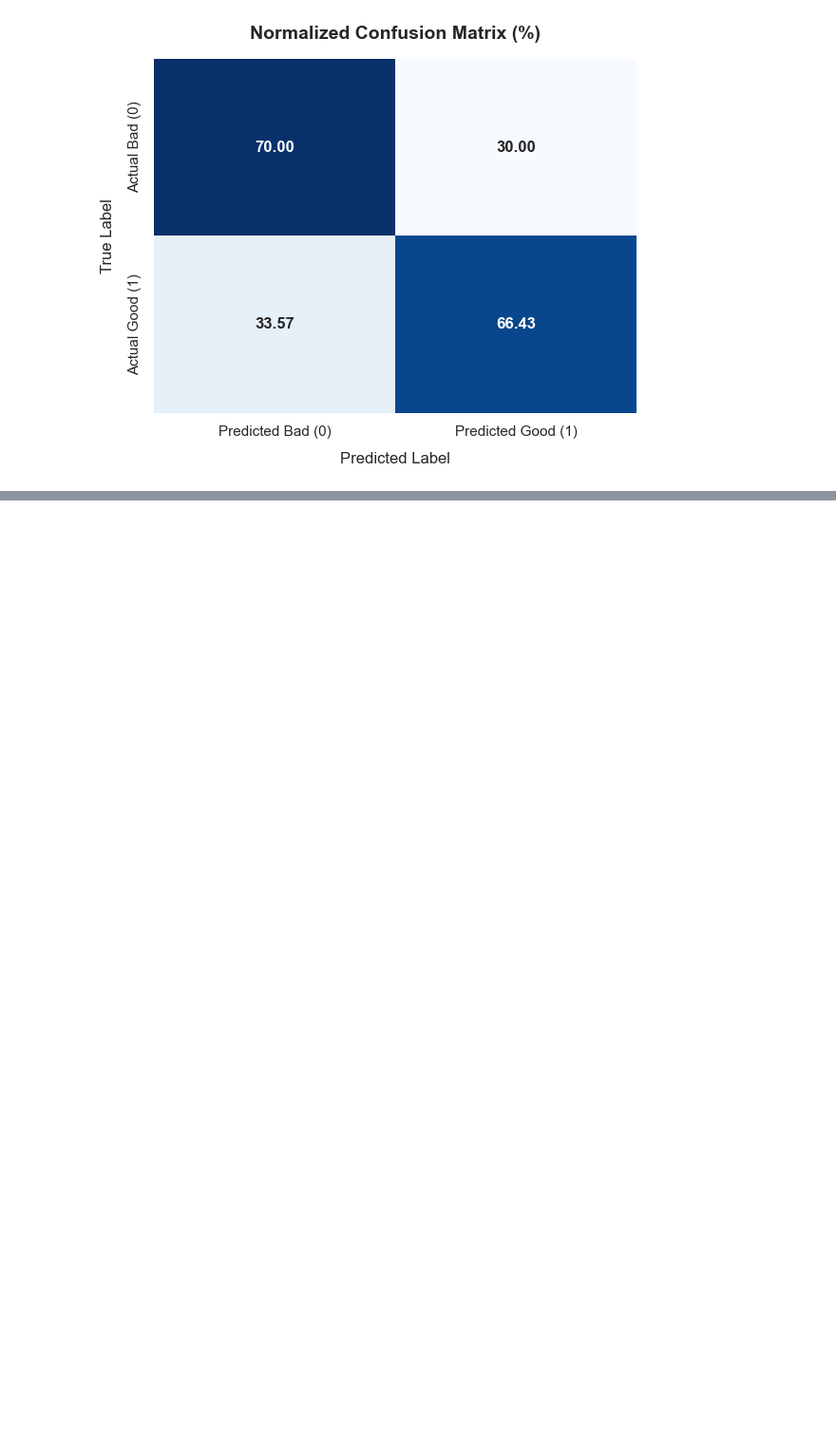
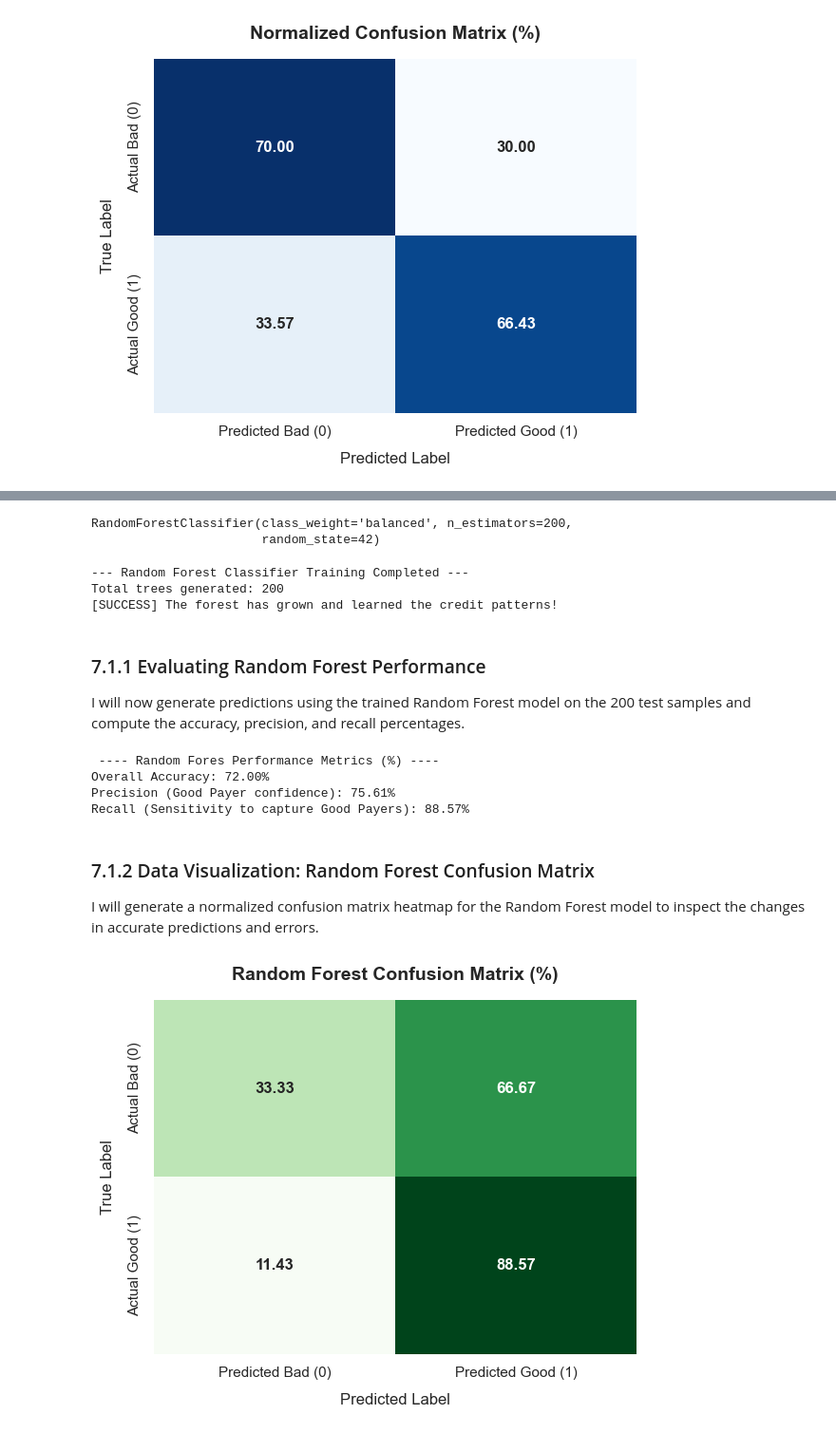
Before and after one commit to Rafaeldovale/credit-risk-assessment, a Jupyter notebook: notebook/exploration.ipynb, the cells around one changed output, grey strips where cells are left out. Shown at 95% size. Cells and saved outputs as stored; diff of their text form; code cells hidden in the pictures; blank space fills up the shorter version.

Commit message:
feat: train random forest classifier and analyzes model trade-offs

```diff
--- a/notebook/exploration.ipynb
+++ b/notebook/exploration.ipynb
@@ -404,0 +410,76 @@ plt.show()
+# %%
+# 1. Initialize the Random Forest with balanced weight and 200 trees
+rf_model = RandomForestClassifier(
+    n_estimators=200, class_weight='balanced', random_state=42
+)
+
+# 2. train the tree-based model
+rf_model.fit(X_train, y_train)
+# %% [output]
+RandomForestClassifier(class_weight='balanced', n_estimators=200,
+                       random_state=42)
+# %%
+print("--- Random Forest Classifier Training Completed ---")
+print(f"Total trees generated: {len(rf_model.estimators_)}")
+print("[SUCCESS] The forest has grown and learned the credit patterns!")
+# %% [output]
+--- Random Forest Classifier Training Completed ---
+Total trees generated: 200
+[SUCCESS] The forest has grown and learned the credit patterns!
+# %% [markdown]
+### 7.1.1 Evaluating Random Forest Performance
+
+I will now generate predictions using the trained Random Forest model on the 200 test samples and compute the accuracy, precision, and recall percentages.
+# %%
+# 1. Generate predictions using the random forest model
+y_pred_rf = rf_model.predict(X_test)
+
+# 2. Calculate percentages for the forest model
+rf_accuracy = accuracy_score(y_test, y_pred_rf) *100
+rf_precision = precision_score(y_test, y_pred_rf) *100
+rf_recall = recall_score(y_test, y_pred_rf) *100
+
+print(' ---- Random Fores Performance Metrics (%) ----')
+print(f"Overall Accuracy: {rf_accuracy:.2f}%")
+print(f"Precision (Good Payer confidence): {rf_precision:.2f}%")
+print(f"Recall (Sensitivity to capture Good Payers): {rf_recall:.2f}%")
+# %% [output]
+ ---- Random Fores Performance Metrics (%) ----
+Overall Accuracy: 72.00%
+Precision (Good Payer confidence): 75.61%
+Recall (Sensitivity to capture Good Payers): 88.57%
+# %% [markdown]
+### 7.1.2 Data Visualization: Random Forest Confusion Matrix
+
+I will generate a normalized confusion matrix heatmap for the Random Forest model to inspect the changes in accurate predictions and errors.
+# %%
+# 1. Compute the raw confusion matrix for Random Forest
+cm_rf = confusion_matrix(y_test, y_pred_rf)
+
+# 2. Normalize the matrix to show percentages within each true class row
+cm_rf_pct = cm_rf.astype("float") / cm_rf.sum(axis=1)[:, np.newaxis] * 100
+
+# 3. Setup the visual design using Seaborn heatmap (using a green color palette)
+plt.figure(figsize=(6, 5))
+sns.heatmap(
+    cm_rf_pct,
+    annot=True,
+    fmt=".2f",
+    cmap="Greens",
+    cbar=False,
+    xticklabels=["Predicted Bad (0)", "Predicted Good (1)"],
+    yticklabels=["Actual Bad (0)", "Actual Good (1)"],
+    annot_kws={"size": 12, "weight": "bold"},
+)
+
+# 4. Add titles and labels
+plt.title(
+    "Random Forest Confusion Matrix (%)", fontsize=14, fontweight="bold", pad=15
+)
+plt.xlabel("Predicted Label", fontsize=12, labelpad=10)
+plt.ylabel("True Label", fontsize=12, labelpad=10)
+
+plt.tight_layout()
+plt.show()
+# %% [output]
+[figure, added]
```
Also changed, not shown: parts of 2 cells of this notebook.
